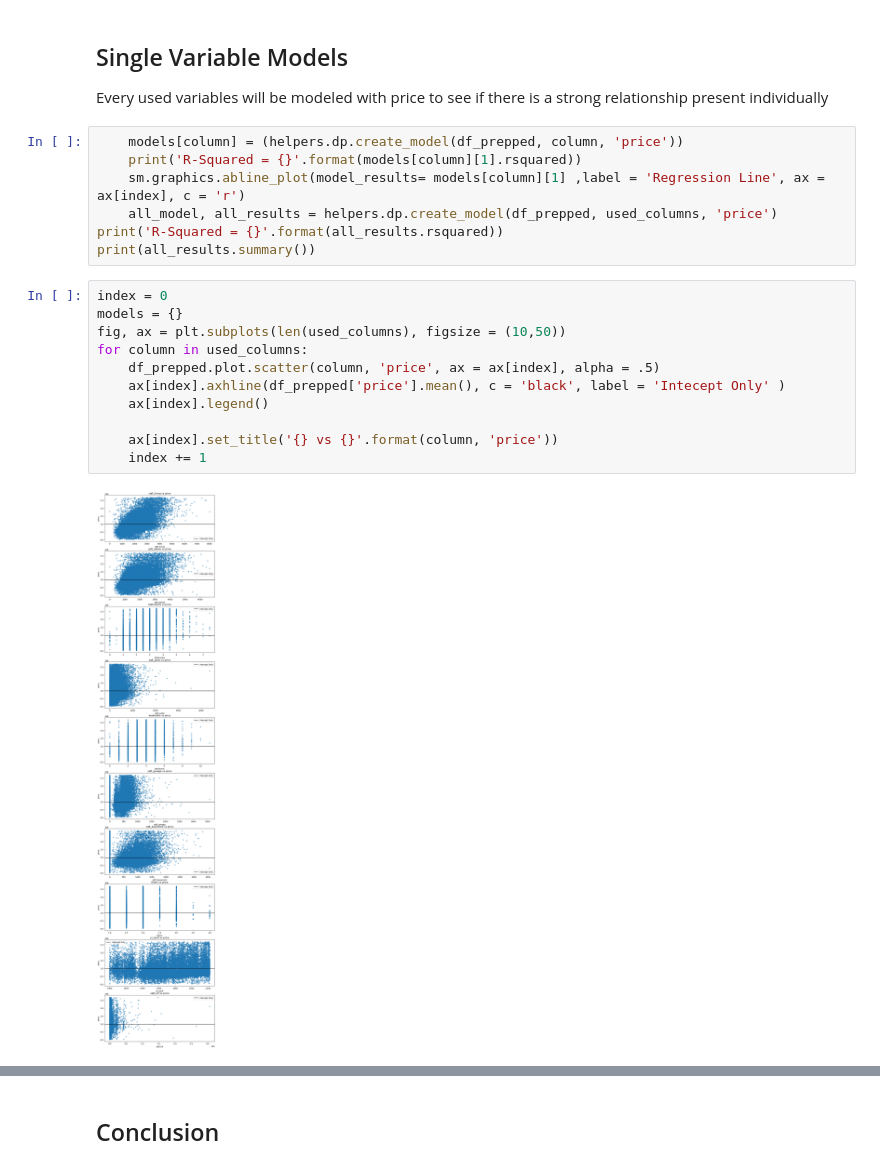
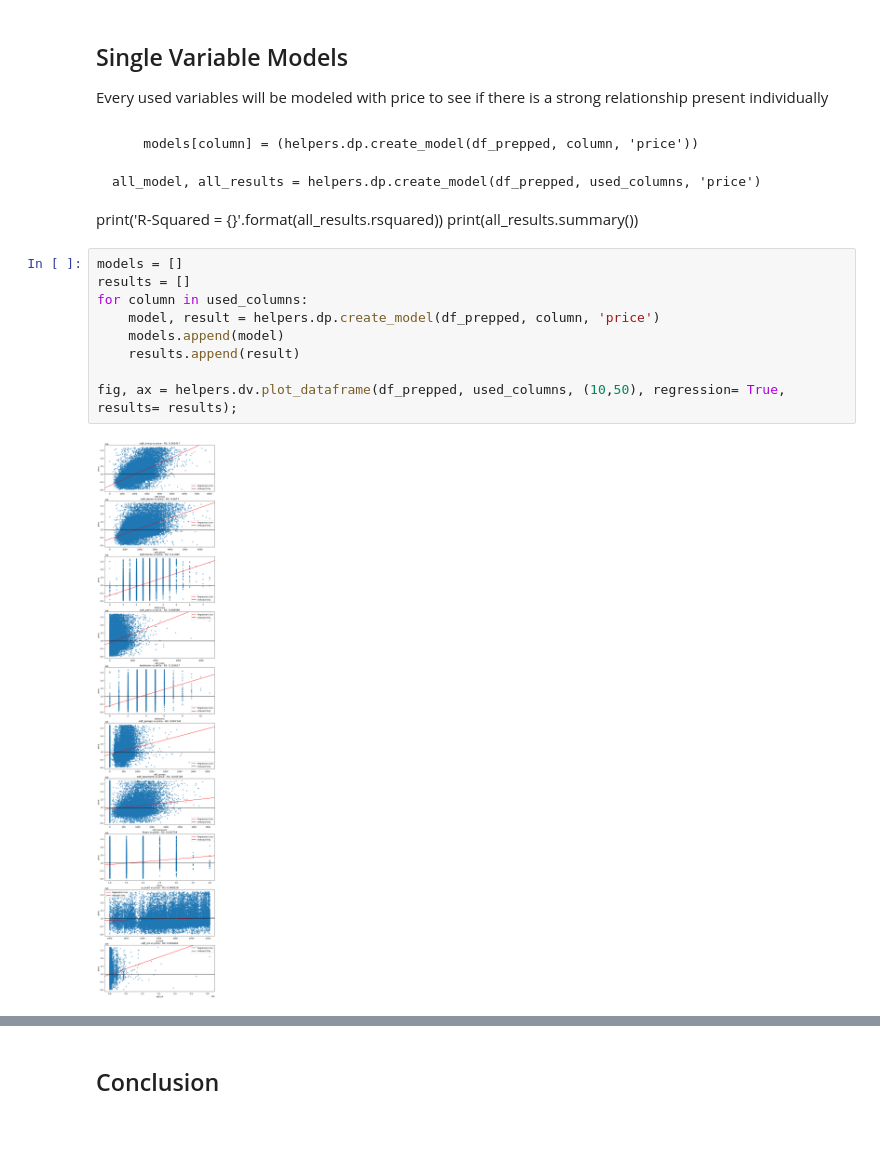
Before and after one commit to Tommyphung1/King-County-Feature-Regression, a Jupyter notebook: notebook.ipynb, the cells around one changed output, grey strips where cells are left out. Cells and saved outputs as stored; diff of their text form; blank space fills up the shorter version.

```diff
--- a/notebook.ipynb
+++ b/notebook.ipynb
@@ -122,24 +53,21 @@ df_prepped = helpers.dp.outliers_remove(df_cleaned,'price')
 ## Single Variable Models
 
 Every used variables will be modeled with price to see if there is a strong relationship present individually
-# %%
-    models[column] = (helpers.dp.create_model(df_prepped, column, 'price'))
-    print('R-Squared = {}'.format(models[column][1].rsquared))
-    sm.graphics.abline_plot(model_results= models[column][1] ,label = 'Regression Line', ax = ax[index], c = 'r')
-    all_model, all_results = helpers.dp.create_model(df_prepped, used_columns, 'price')
-print('R-Squared = {}'.format(all_results.rsquared))
-print(all_results.summary())
+# %% [markdown]
+        models[column] = (helpers.dp.create_model(df_prepped, column, 'price'))
+
+    all_model, all_results = helpers.dp.create_model(df_prepped, used_columns, 'price')
+print('R-Squared = {}'.format(all_results.rsquared))
+print(all_results.summary())
 # %%
-index = 0
-models = {}
-fig, ax = plt.subplots(len(used_columns), figsize = (10,50))
+models = []
+results = []
 for column in used_columns:
-    df_prepped.plot.scatter(column, 'price', ax = ax[index], alpha = .5)
-    ax[index].axhline(df_prepped['price'].mean(), c = 'black', label = 'Intecept Only' )
-    ax[index].legend()
+    model, result = helpers.dp.create_model(df_prepped, column, 'price')
+    models.append(model)
+    results.append(result)
 
-    ax[index].set_title('{} vs {}'.format(column, 'price'))
-    index += 1
+fig, ax = helpers.dv.plot_dataframe(df_prepped, used_columns, (10,50), regression= True, results= results);
 # %% [output]
-[figure, old version]
+[figure, new version]
 # %%
```
Also changed, not shown: parts of 7 cells of this notebook, 4 other files.
